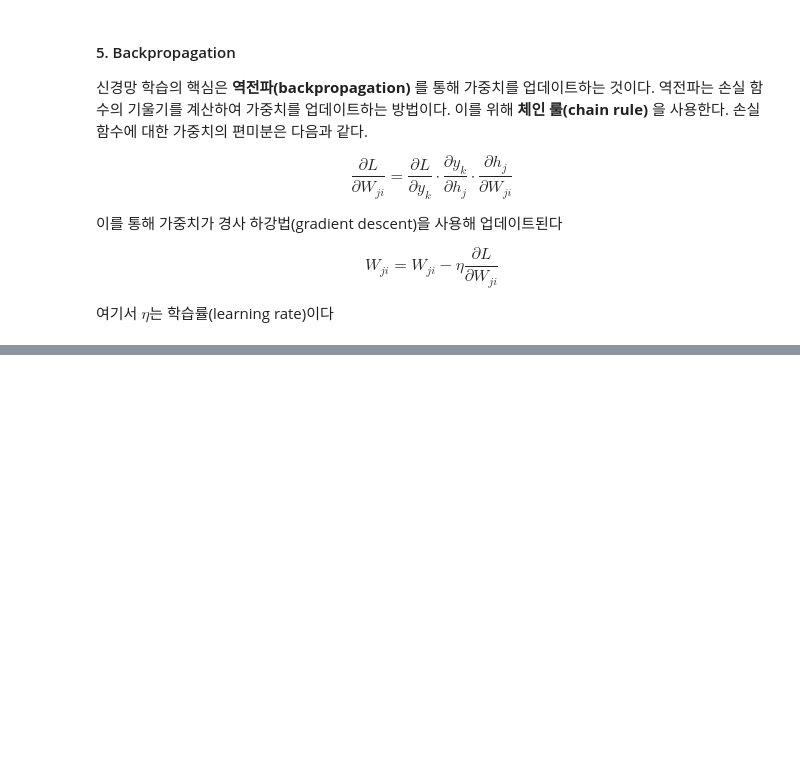
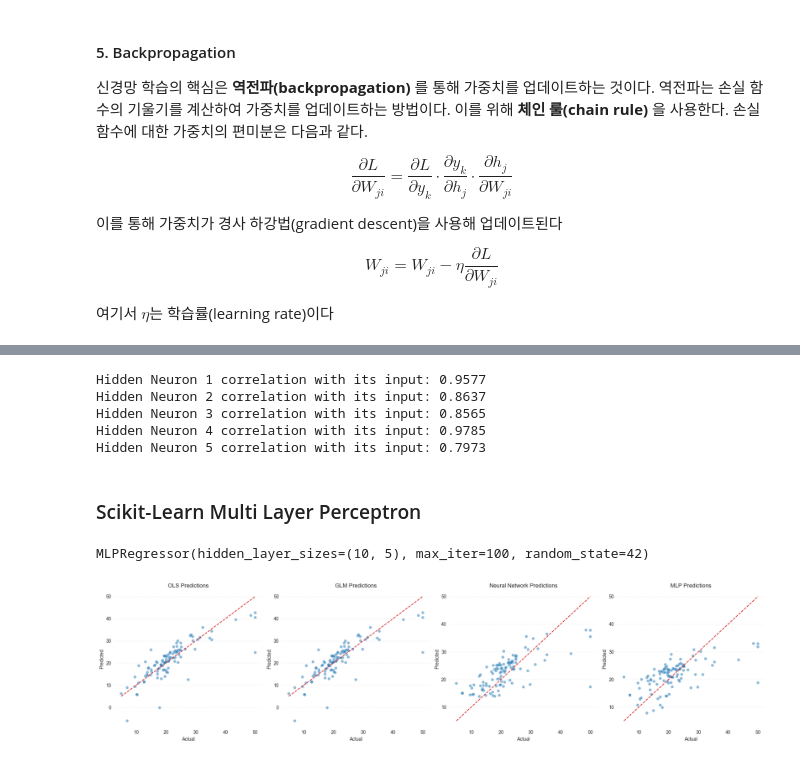
Before and after one commit to garcia42/MLFinance, a Jupyter notebook: Notes/Week01StatisticalLearning/04NeuralNetwork.ipynb, the cells around one changed output, grey strips where cells are left out. Saved outputs shown, nothing was run; the diff lists cells and outputs as text; code cells hidden in the pictures; blank space fills up the shorter version.

```diff
--- a/Notes/Week01StatisticalLearning/04NeuralNetwork.ipynb
+++ b/Notes/Week01StatisticalLearning/04NeuralNetwork.ipynb
@@ -76,0 +385,74 @@ $$W_{ji} = W_{ji} - \eta \frac{\partial L}{\partial W_{ji}}$$
+# %%
+for i in range(5):
+    correlation = np.corrcoef(X_train.values @ W1[:, i], H_train[:, i])[0, 1]
+    print(f"Hidden Neuron {i+1} correlation with its input: {correlation:.4f}")
+# %% [output]
+Hidden Neuron 1 correlation with its input: 0.9577
+Hidden Neuron 2 correlation with its input: 0.8637
+Hidden Neuron 3 correlation with its input: 0.8565
+Hidden Neuron 4 correlation with its input: 0.9785
+Hidden Neuron 5 correlation with its input: 0.7973
+# %% [markdown]
+### Scikit-Learn Multi Layer Perceptron
+# %%
+from sklearn.neural_network import MLPRegressor
+
+mlp_model = MLPRegressor(
+    hidden_layer_sizes = (10, 5),
+    max_iter = 100,
+    random_state = 42
+)
+mlp_model.fit(X_train, y_train)
+# %% [output]
+MLPRegressor(hidden_layer_sizes=(10, 5), max_iter=100, random_state=42)
+# %%
+y_pred_mlp = mlp_model.predict(X_test)
+# %%
+fig, (ax1, ax2, ax3, ax4) = plt.subplots(1, 4, figsize=(20, 5))
+
+
+ax1.scatter(y_test, y_pred_ols, alpha = 0.5, edgecolor = 'none')
+ax1.plot([y_test.min(), y_test.max()], [y_test.min(), y_test.max()], ls = '--', color = 'tab:red')
+for spine in ax1.spines.values():
+    spine.set_visible(False)
+ax1.grid(False)
+ax1.yaxis.grid(True, ls = ':', alpha = 0.5)
+ax1.set_xlabel('Actual')
+ax1.set_ylabel('Predicted')
+
+ax1.set_title('OLS Predictions')
+
+ax2.scatter(y_test, y_pred_glm, alpha=0.5, edgecolor = 'none')
+ax2.plot([y_test.min(), y_test.max()], [y_test.min(), y_test.max()], ls = '--', color = 'tab:red')
+for spine in ax2.spines.values():
+    spine.set_visible(False)
+ax2.grid(False)
+ax2.yaxis.grid(True, ls = ':', alpha = 0.5)
+ax2.set_xlabel('Actual')
+ax2.set_ylabel('Predicted')
+ax2.set_title('GLM Predictions')
+
+ax3.scatter(y_test, y_pred_nn, alpha = 0.5, edgecolor = 'none')
+ax3.plot([y_test.min(), y_test.max()], [y_test.min(), y_test.max()], ls = '--', color = 'tab:red')
+for spine in ax3.spines.values():
+    spine.set_visible(False)
+ax3.grid(False)
+ax3.yaxis.grid(True, ls = ':', alpha = 0.5)
+ax3.set_xlabel('Actual')
+ax3.set_ylabel('Predicted')
+ax3.set_title('Neural Network Predictions')
+
+ax4.scatter(y_test, y_pred_mlp, alpha = 0.5, edgecolor = 'none')
+ax4.plot([y_test.min(), y_test.max()], [y_test.min(), y_test.max()], ls = '--', color = 'tab:red')
+for spine in ax4.spines.values():
+    spine.set_visible(False)
+ax4.grid(False)
+ax4.yaxis.grid(True, ls = ':', alpha = 0.5)
+ax4.set_xlabel('Actual')
+ax4.set_ylabel('Predicted')
+ax4.set_title('MLP Predictions')
+
+plt.tight_layout()
+plt.show()
+# %% [output]
+[figure, added]
```
Also changed, not shown: parts of 18 cells of this notebook.
